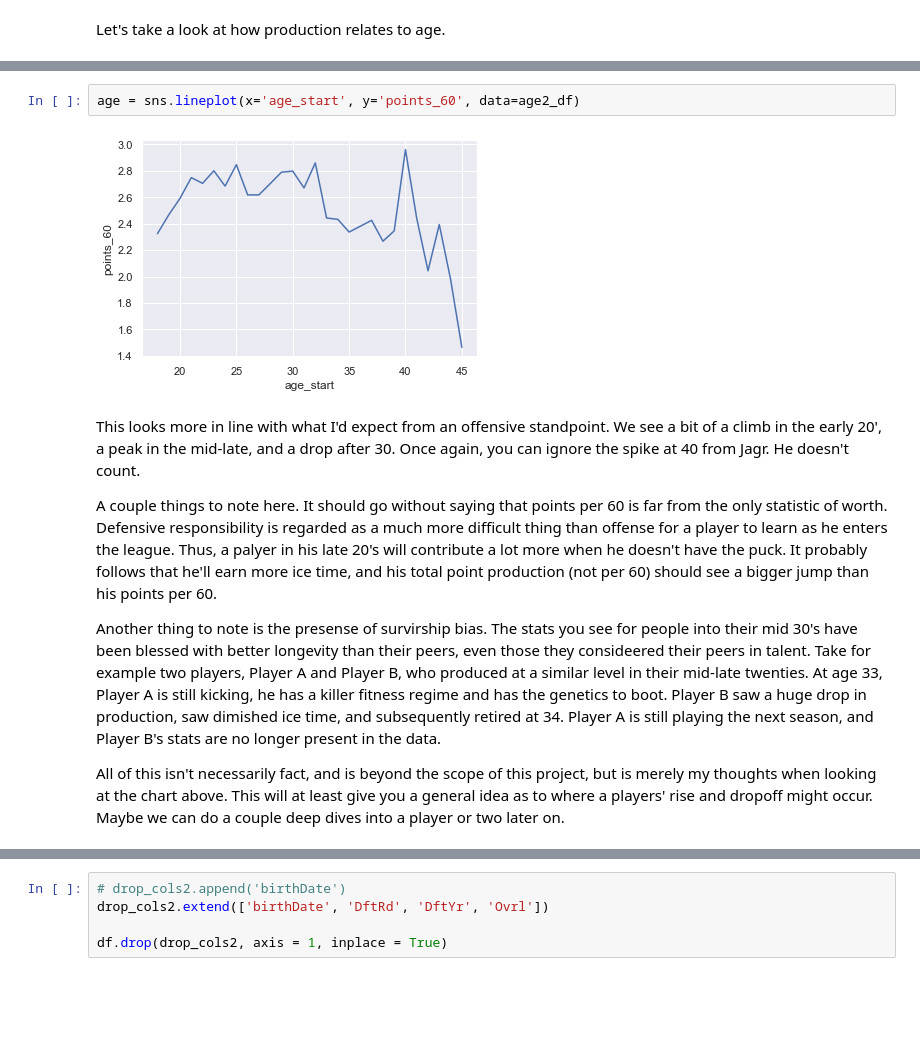
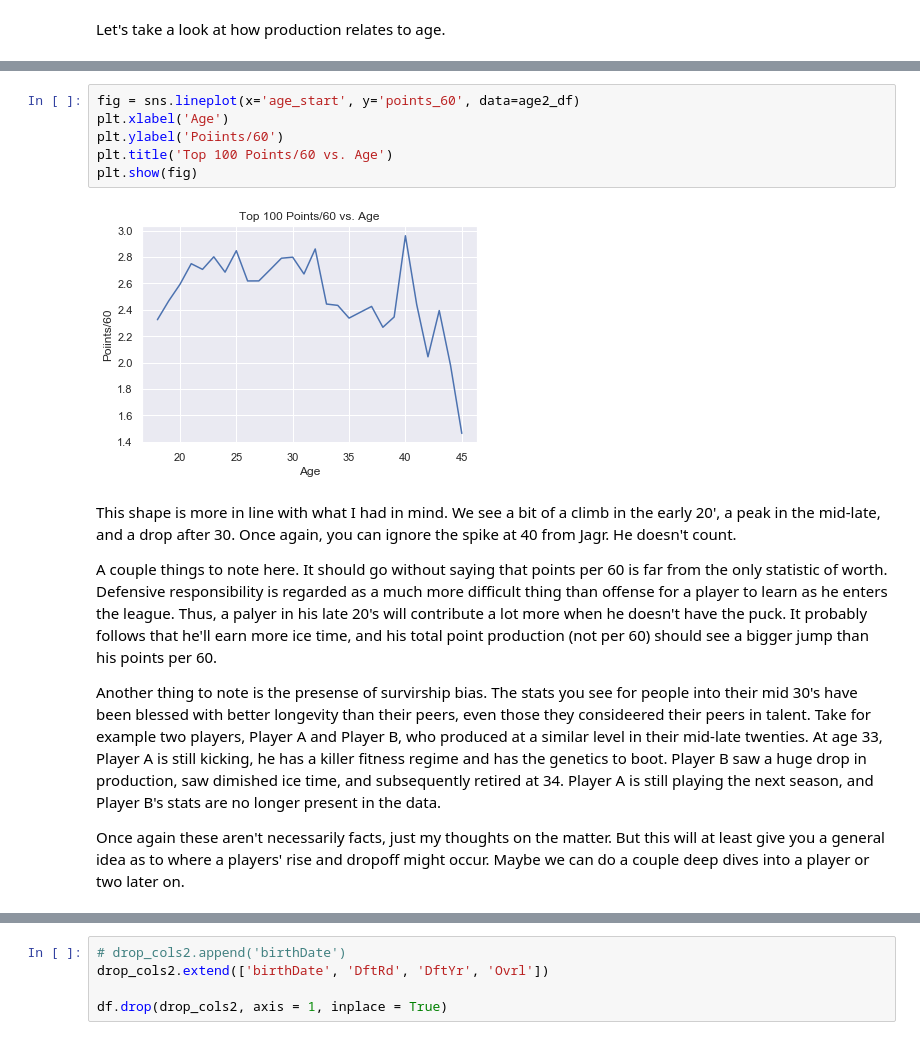
Before and after one commit to Pat-Hamilton/Thinkful, a Jupyter notebook: NHL Capstone.ipynb, the cells around one changed output, grey strips where cells are left out. Drawn from its saved outputs; the diff is of its cells as text; blank space fills up the shorter version.

```diff
--- a/NHL Capstone.ipynb
+++ b/NHL Capstone.ipynb
@@ -904,12 +956,16 @@ There's a couple things to note here. First is that spike at the end. You certai
-# %%
-age = sns.lineplot(x='age_start', y='points_60', data=age2_df)
-# %% [output]
-[figure, removed]
+# %%
+fig = sns.lineplot(x='age_start', y='points_60', data=age2_df)
+plt.xlabel('Age')
+plt.ylabel('Poiints/60')
+plt.title('Top 100 Points/60 vs. Age')
+plt.show(fig)
+# %% [output]
+[figure, added]
 # %% [markdown]
-This looks more in line with what I\'d expect from an offensive standpoint. We see a bit of a climb in the early 20', a peak in the mid-late, and a drop after 30. Once again, you can ignore the spike at 40 from Jagr. He doesn't count.
+This shape is more in line with what I had in mind. We see a bit of a climb in the early 20', a peak in the mid-late, and a drop after 30. Once again, you can ignore the spike at 40 from Jagr. He doesn't count.
 
 A couple things to note here. It should go without saying that points per 60 is far from the only statistic of worth. Defensive responsibility is regarded as a much more difficult thing than offense for a player to learn as he enters the league. Thus, a palyer in his late 20's will contribute a lot more when he doesn't have the puck. It probably follows that he'll earn more ice time, and his total point production (not per 60) should see a bigger jump than his points per 60.
 
-Another thing to note is the presense of survirship bias. The stats you see for people into their mid 30's have been blessed with better longevity than their peers, even those they consideered their peers in talent. Take for example two players, Player A and Player B, who produced at a similar level in their mid-late twenties. At age 33, Player A is still kicking, he has a killer fitness regime and has the genetics to boot. Player B saw a huge drop in production, saw dimished ice time, and subsequently retired at 34. Player A is still playing the next season, and Player B\'s stats are no longer present in the data.
+Another thing to note is the presense of survirship bias. The stats you see for people into their mid 30's have been blessed with better longevity than their peers, even those they consideered their peers in talent. Take for example two players, Player A and Player B, who produced at a similar level in their mid-late twenties. At age 33, Player A is still kicking, he has a killer fitness regime and has the genetics to boot. Player B saw a huge drop in production, saw dimished ice time, and subsequently retired at 34. Player A is still playing the next season, and Player B's stats are no longer present in the data.
 
-All of this isn't necessarily fact, and is beyond the scope of this project, but is merely my thoughts when looking at the chart above. This will at least give you a general idea as to where a players\' rise and dropoff might occur. Maybe we can do a couple deep dives into a player or two later on.
+Once again these aren't necessarily facts, just my thoughts on the matter. But this will at least give you a general idea as to where a players' rise and dropoff might occur. Maybe we can do a couple deep dives into a player or two later on.
```
Also changed, not shown: parts of 127 cells of this notebook.
